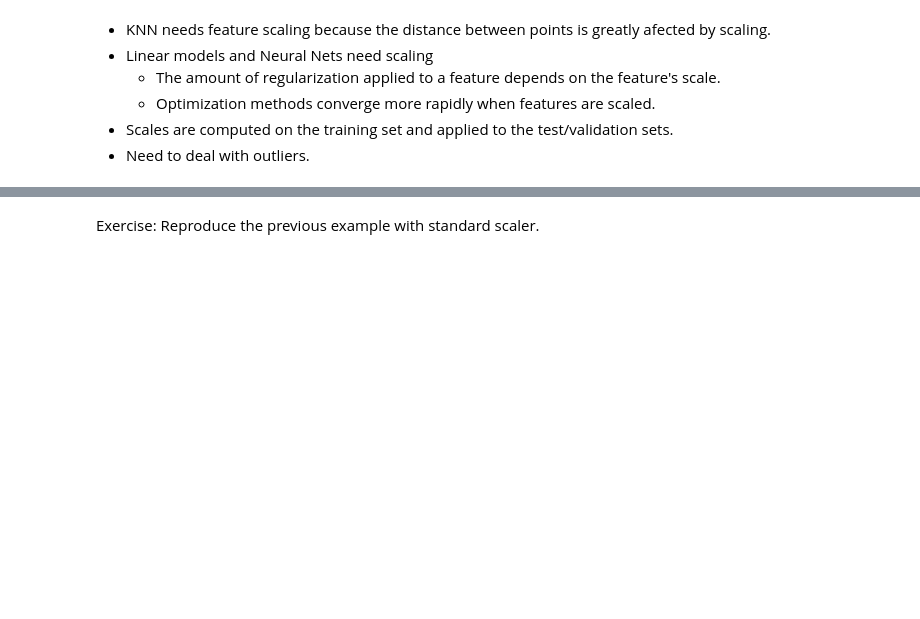
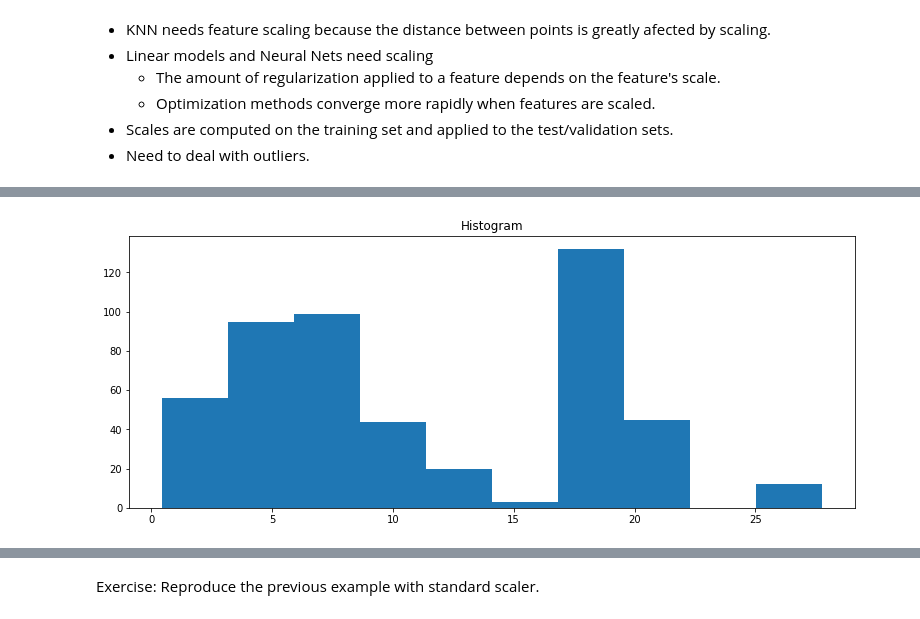
Before and after one commit to yanneta/ML-notebooks, a Jupyter notebook: feature_eng_lecture.ipynb, the cells around one changed output, grey strips where cells are left out. Cells and saved outputs as stored; diff of their text form; code cells hidden in the pictures; blank space fills up the shorter version.

```diff
--- a/feature_eng_lecture.ipynb
+++ b/feature_eng_lecture.ipynb
@@ -178,0 +186,6 @@ X = (X - mean)/std
+# %%
+plt.hist(X[:,1], bins='auto')  # arguments are passed to np.histogram
+plt.title("Histogram")
+plt.show()
+# %% [output]
+[figure, added]
```
Also changed, not shown: parts of 52 cells of this notebook.
